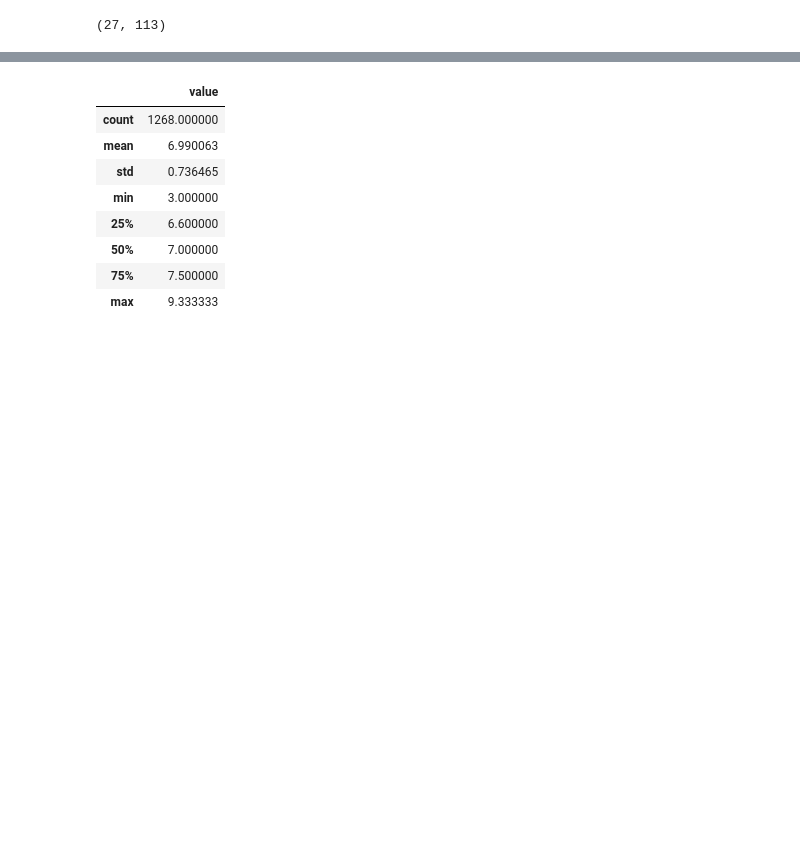
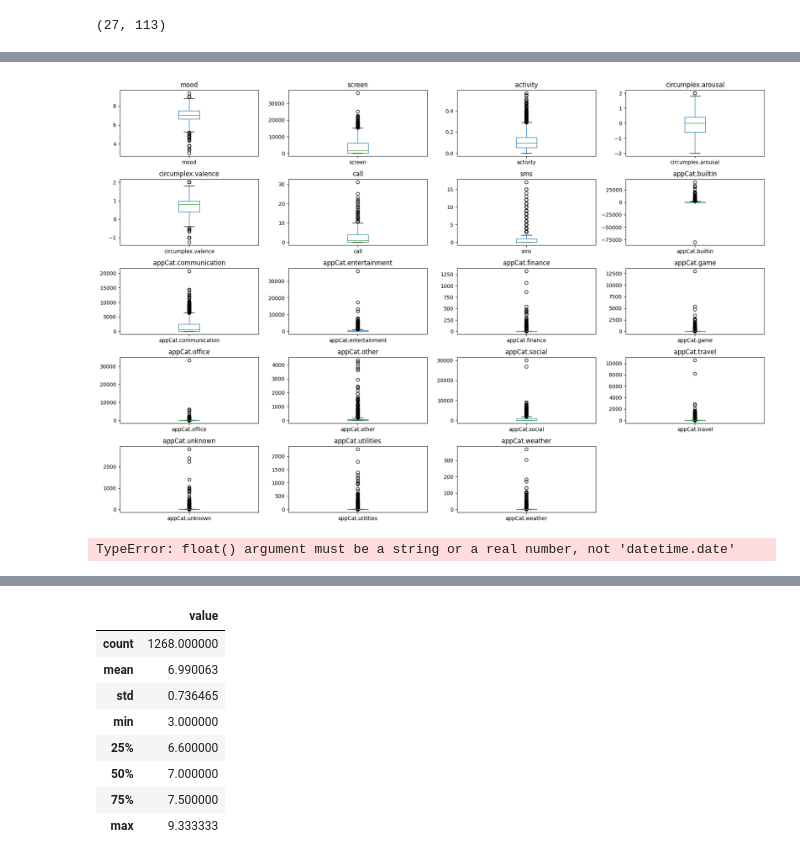
Before and after one commit to gajera-divya/Data-Mining-Techniques, a Jupyter notebook: Assignment1.ipynb, the cells around one changed output, grey strips where cells are left out. Saved outputs shown, nothing was run; the diff lists cells and outputs as text; code cells hidden in the pictures; blank space fills up the shorter version.

```diff
--- a/Assignment1.ipynb
+++ b/Assignment1.ipynb
@@ -256,0 +422,34 @@ num_unique_users, num_unique_dates
+# %%
+
+# Filter to exclude non-numeric columns and columns not relevant for box plot
+numeric_columns = grouped_data.select_dtypes(include=['float64', 'int64']).columns
+
+# Set up the plot
+plt.figure(figsize=(18, 12))
+
+# Plot a box plot for each variable
+for i, column in enumerate(numeric_columns, start=1):
+    plt.subplot(5, 4, i)  # Adjust grid size based on the number of numeric variables
+    grouped_data.boxplot(column=column, grid=False)
+    plt.title(column)
+
+plt.tight_layout()
+plt.savefig("Box_plot_grouped.eps", format='eps')
+# %% [output]
+[figure, added]
+# %%
+import seaborn as sns
+
+
+# Compute the Pearson correlation matrix
+correlation_matrix = grouped_data.corr()
+
+# Set up the matplotlib figure
+plt.figure(figsize=(16, 10))
+
+# Generate a heatmap
+sns.heatmap(correlation_matrix, annot=True, fmt=".2f", cmap='coolwarm', cbar_kws={'label': 'Correlation Coefficient'})
+plt.title('Correlation Matrix of Attributes')
+plt.show()
+# %% [output]
+TypeError: float() argument must be a string or a real number, not 'datetime.date'
```
Also changed, not shown: parts of 10 cells of this notebook, 1 other file.
